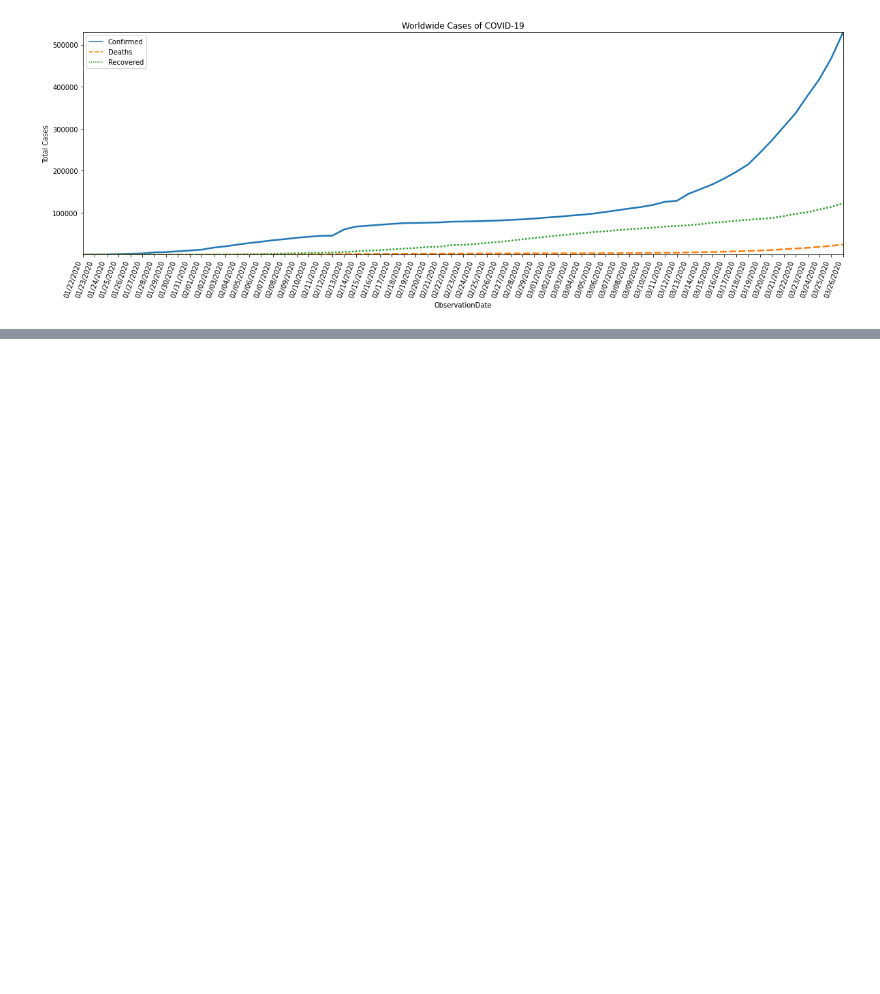
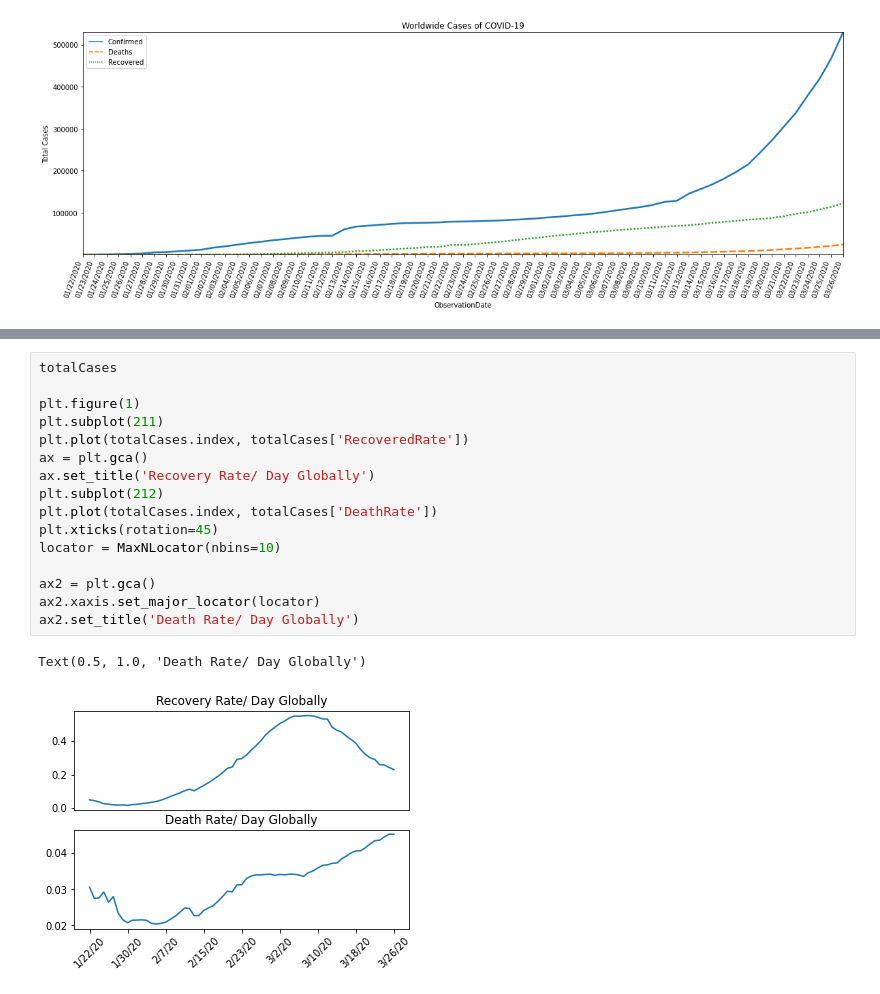
Before and after one commit to akats16/CoronaVirusAnalysis, a Jupyter notebook: ExploringCovid.ipynb, the cells around one changed output, grey strips where cells are left out. Saved outputs shown, nothing was run; the diff lists cells and outputs as text; blank space fills up the shorter version.

Commit message:
added death rates

```diff
--- a/ExploringCovid.ipynb
+++ b/ExploringCovid.ipynb
@@ -98,3 +98,22 @@ worldwide = px.density_mapbox(locationCovid, lat='Lat', lon='Long', hover_name='
 worldwide.show()
 # %% [output]
 [interactive output not drawn]
+# %%
+totalCases
+
+plt.figure(1)
+plt.subplot(211)
+plt.plot(totalCases.index, totalCases['RecoveredRate'])
+ax = plt.gca()
+ax.set_title('Recovery Rate/ Day Globally')
+plt.subplot(212)
+plt.plot(totalCases.index, totalCases['DeathRate'])
+plt.xticks(rotation=45)
+locator = MaxNLocator(nbins=10)
+
+ax2 = plt.gca()
+ax2.xaxis.set_major_locator(locator)
+ax2.set_title('Death Rate/ Day Globally')
+# %% [output]
+Text(0.5, 1.0, 'Death Rate/ Day Globally')
+[figure, added]
```
Also changed, not shown: parts of 2 cells of this notebook.
